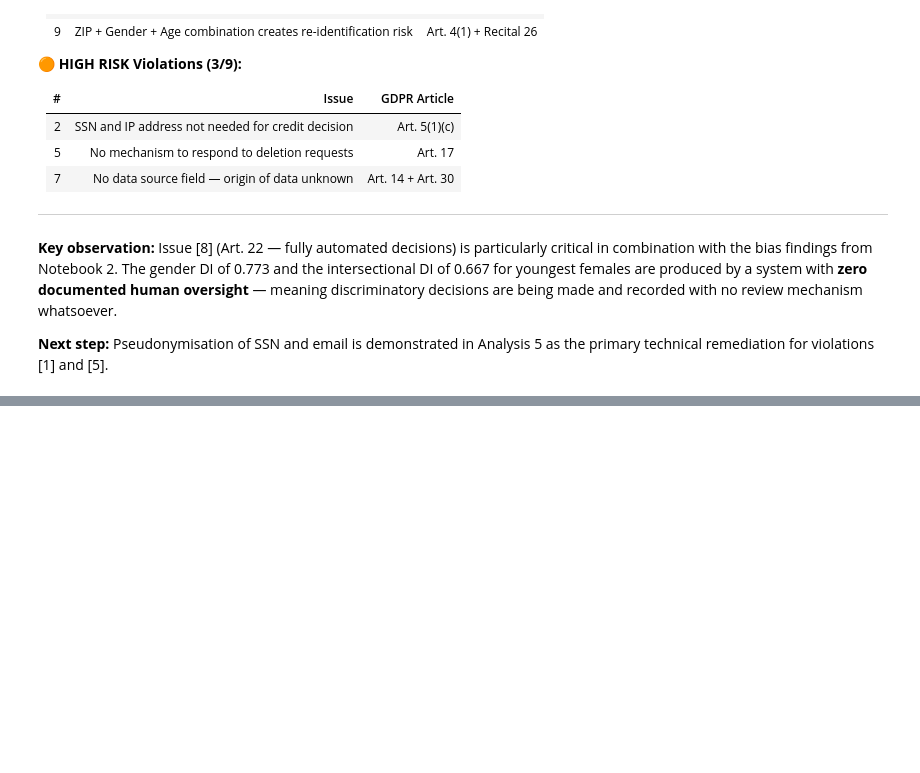
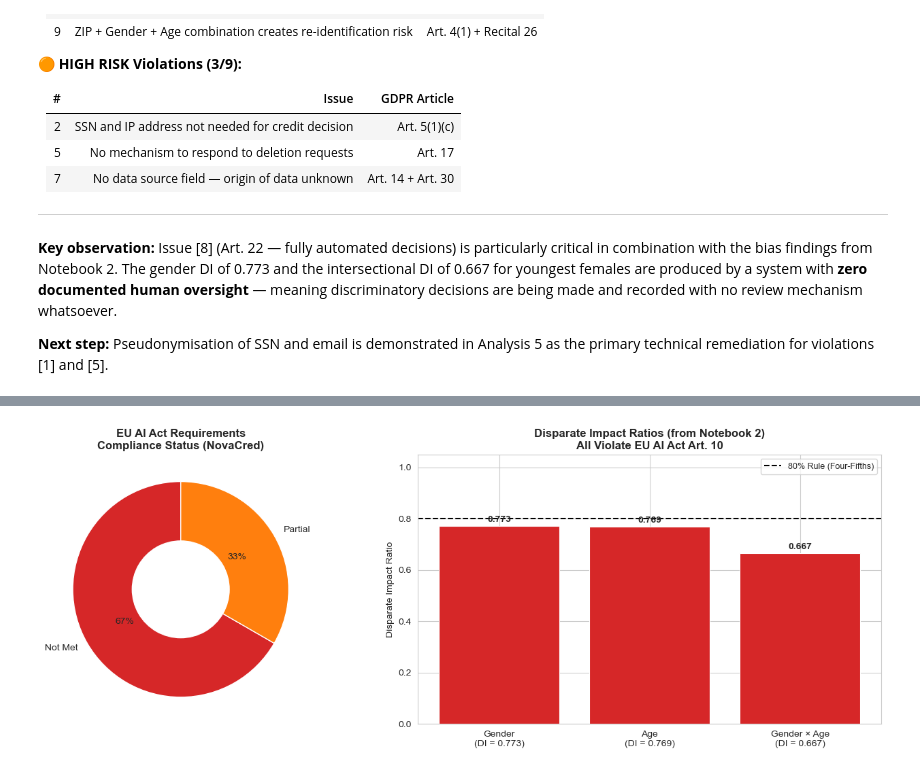
Before and after one commit to mariehenke73606/DEGO-2606---TXC_12, a Jupyter notebook: notebooks/03 - privacy - demo.ipynb, the cells around one changed output, grey strips where cells are left out. Drawn from its saved outputs; the diff is of its cells as text; code cells hidden in the pictures; blank space fills up the shorter version.

```diff
--- a/notebooks/03 - privacy - demo.ipynb
+++ b/notebooks/03 - privacy - demo.ipynb
@@ -851,0 +1195,48 @@ plt.show()
+# %%
+# ============================================================================
+# VISUALISATION: EU AI Act Compliance Status + DI Summary from NB2
+# ============================================================================
+
+fig, axes = plt.subplots(1, 2, figsize=(14, 5))
+
+# --- Left: Compliance status donut chart ---
+status_labels  = ['Not Met', 'Partial', 'Met']
+status_values  = [not_met, partial, met]
+status_colors  = ['#d62728', '#ff7f0e', '#2ca02c']
+# Filter out zero-value slices
+filtered = [(l, v, c) for l, v, c in zip(status_labels, status_values, status_colors) if v > 0]
+f_labels, f_values, f_colors = zip(*filtered)
+
+axes[0].pie(
+    f_values,
+    labels=f_labels,
+    colors=f_colors,
+    autopct='%1.0f%%',
+    startangle=90,
+    wedgeprops=dict(width=0.55)
+)
+axes[0].set_title('EU AI Act Requirements\nCompliance Status (NovaCred)', fontsize=12, fontweight='bold')
+
+# --- Right: DI ratio summary bar — connecting back to NB2 ---
+di_labels = [
+    f'Gender\n(DI = {di_ratio_gender})',
+    f'Age\n(DI = {di_ratio_age})',
+    f'Gender × Age\n(DI = {di_intersect})'
+]
+di_values = [di_ratio_gender, di_ratio_age, di_intersect]
+di_colors = ['#d62728' if v < 0.8 else '#2ca02c' for v in di_values]
+
+bars = axes[1].bar(di_labels, di_values, color=di_colors, edgecolor='white', linewidth=0.8)
+axes[1].axhline(y=0.8, color='black', linestyle='--', linewidth=1.5, label='80% Rule (Four-Fifths)')
+axes[1].set_ylim(0, 1.05)
+axes[1].set_ylabel('Disparate Impact Ratio')
+axes[1].set_title('Disparate Impact Ratios (from Notebook 2)\nAll Violate EU AI Act Art. 10', fontsize=12, fontweight='bold')
+for bar, val in zip(bars, di_values):
+    axes[1].text(bar.get_x() + bar.get_width() / 2, val + 0.015, f'{val:.3f}',
+                 ha='center', fontsize=10, fontweight='bold')
+axes[1].legend(fontsize=9)
+
+plt.tight_layout()
+plt.show()
+# %% [output]
+[figure, added]
```
Also changed, not shown: parts of 14 cells of this notebook.
